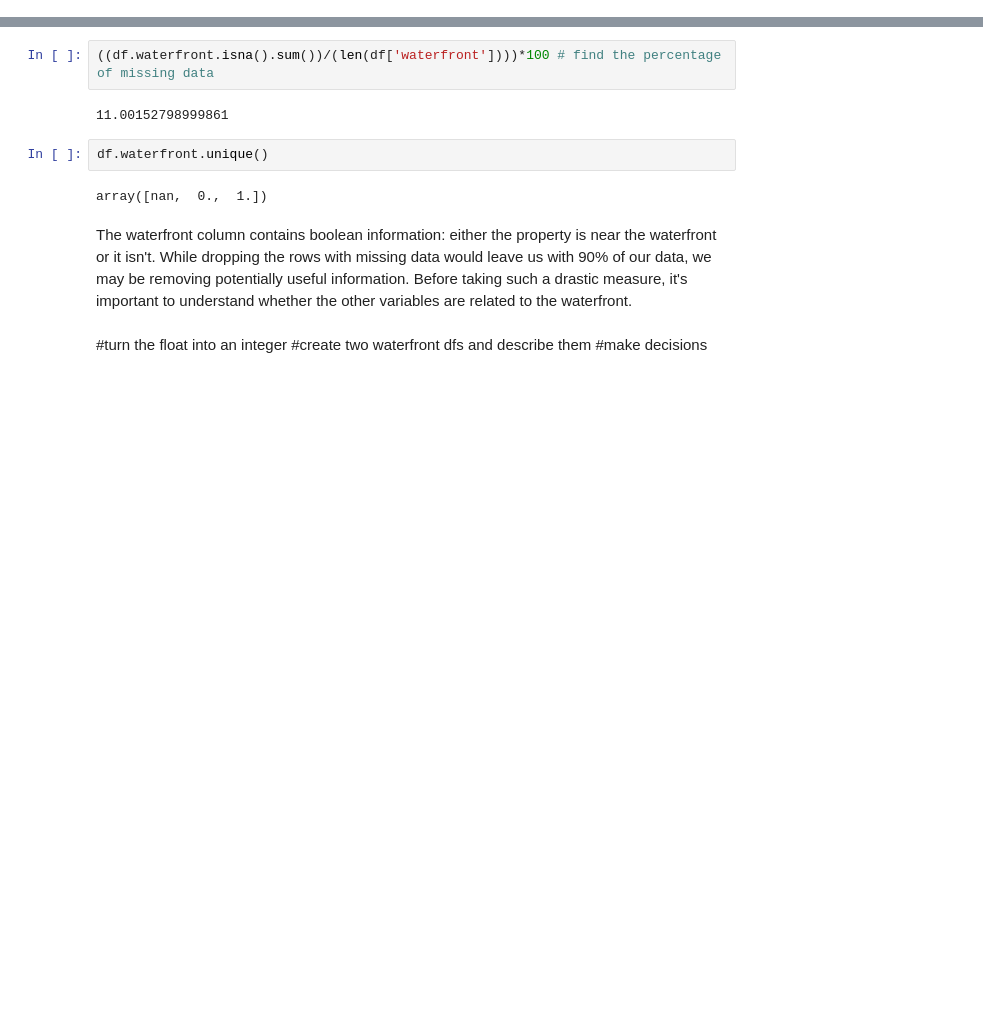
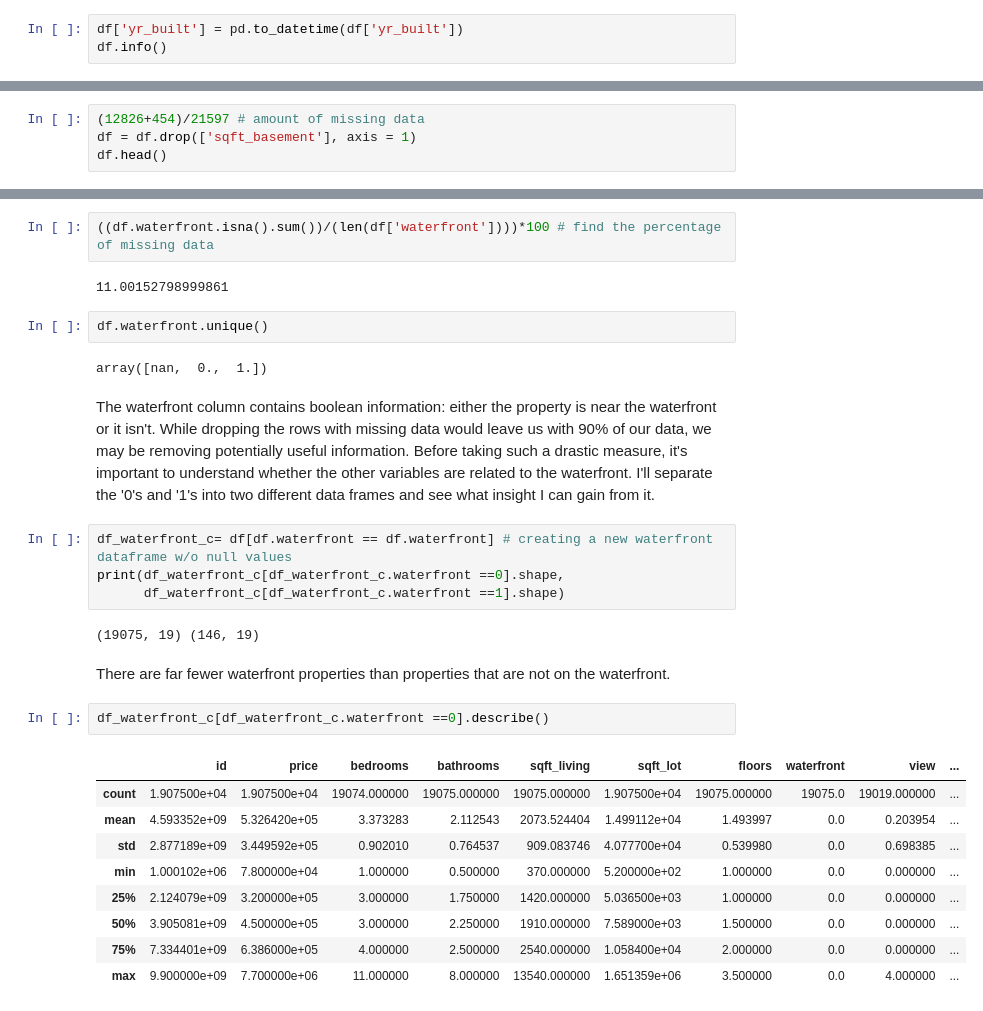
Before and after one commit to SarabiEventide/dsc-1-final-project-online-ds-sp-000, a Jupyter notebook: student.ipynb, the cells around one changed output, grey strips where cells are left out. Drawn from its saved outputs; the diff is of its cells as text; blank space fills up the shorter version.

```diff
--- a/student.ipynb
+++ b/student.ipynb
@@ -315,0 +339,3 @@ Next, let's look at the waterfront column, which is also missing data.
+# %%
+df['yr_built'] = pd.to_datetime(df['yr_built'])
+df.info()
@@ -315,0 +406,4 @@ Next, let's look at the waterfront column, which is also missing data.
+# %%
+(12826+454)/21597 # amount of missing data
+df = df.drop(['sqft_basement'], axis = 1)
+df.head()
@@ -326,8 +447,24 @@ df.waterfront.unique()
 # %% [output]
 array([nan,  0.,  1.])
 # %% [markdown]
-The waterfront column contains boolean information: either the property is near the waterfront or it isn't. While dropping the rows with missing data would leave us with 90% of our data, we may be removing potentially useful information. Before taking such a drastic measure, it's important to understand whether the other variables are related to the waterfront.
+The waterfront column contains boolean information: either the property is near the waterfront or it isn't. While dropping the rows with missing data would leave us with 90% of our data, we may be removing potentially useful information. Before taking such a drastic measure, it's important to understand whether the other variables are related to the waterfront. I'll separate the '0's and '1's into two different data frames and see what insight I can gain from it.
-# %% [markdown]
-#turn the float into an integer
-#create two waterfront dfs and describe them
-#make decisions
+# %%
+df_waterfront_c= df[df.waterfront == df.waterfront] # creating a new waterfront dataframe w/o null values
+print(df_waterfront_c[df_waterfront_c.waterfront ==0].shape,
+      df_waterfront_c[df_waterfront_c.waterfront ==1].shape)
+# %% [output]
+(19075, 19) (146, 19)
+# %% [markdown]
+There are far fewer waterfront properties than properties that are not on the waterfront.
+# %%
+df_waterfront_c[df_waterfront_c.waterfront ==0].describe()
+# %% [output]
+|  | id | price | bedrooms | bathrooms | sqft_living | sqft_lot | floors | waterfront | view | ... |
+| count | 1.907500e+04 | 1.907500e+04 | 19074.000000 | 19075.000000 | 19075.000000 | 1.907500e+04 | 19075.000000 | 19075.0 | 19019.000000 | ... |
+| mean | 4.593352e+09 | 5.326420e+05 | 3.373283 | 2.112543 | 2073.524404 | 1.499112e+04 | 1.493997 | 0.0 | 0.203954 | ... |
+| std | 2.877189e+09 | 3.449592e+05 | 0.902010 | 0.764537 | 909.083746 | 4.077700e+04 | 0.539980 | 0.0 | 0.698385 | ... |
+| min | 1.000102e+06 | 7.800000e+04 | 1.000000 | 0.500000 | 370.000000 | 5.200000e+02 | 1.000000 | 0.0 | 0.000000 | ... |
+| 25% | 2.124079e+09 | 3.200000e+05 | 3.000000 | 1.750000 | 1420.000000 | 5.036500e+03 | 1.000000 | 0.0 | 0.000000 | ... |
+| 50% | 3.905081e+09 | 4.500000e+05 | 3.000000 | 2.250000 | 1910.000000 | 7.589000e+03 | 1.500000 | 0.0 | 0.000000 | ... |
+| 75% | 7.334401e+09 | 6.386000e+05 | 4.000000 | 2.500000 | 2540.000000 | 1.058400e+04 | 2.000000 | 0.0 | 0.000000 | ... |
+| max | 9.900000e+09 | 7.700000e+06 | 11.000000 | 8.000000 | 13540.000000 | 1.651359e+06 | 3.500000 | 0.0 | 4.000000 | ... |
```
Also changed, not shown: parts of 26 cells of this notebook, 1 other file.
